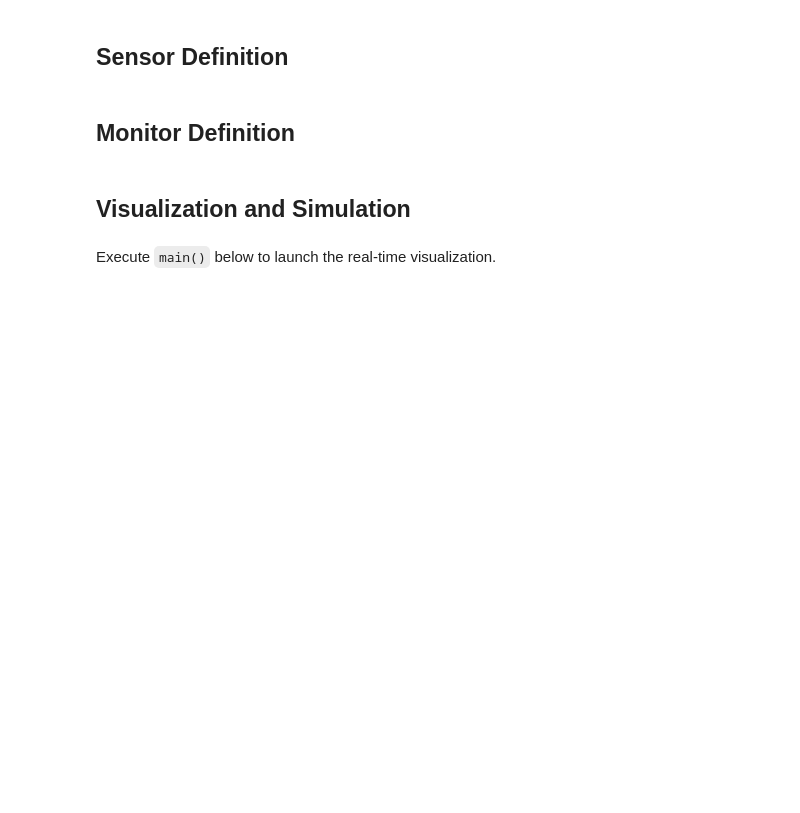
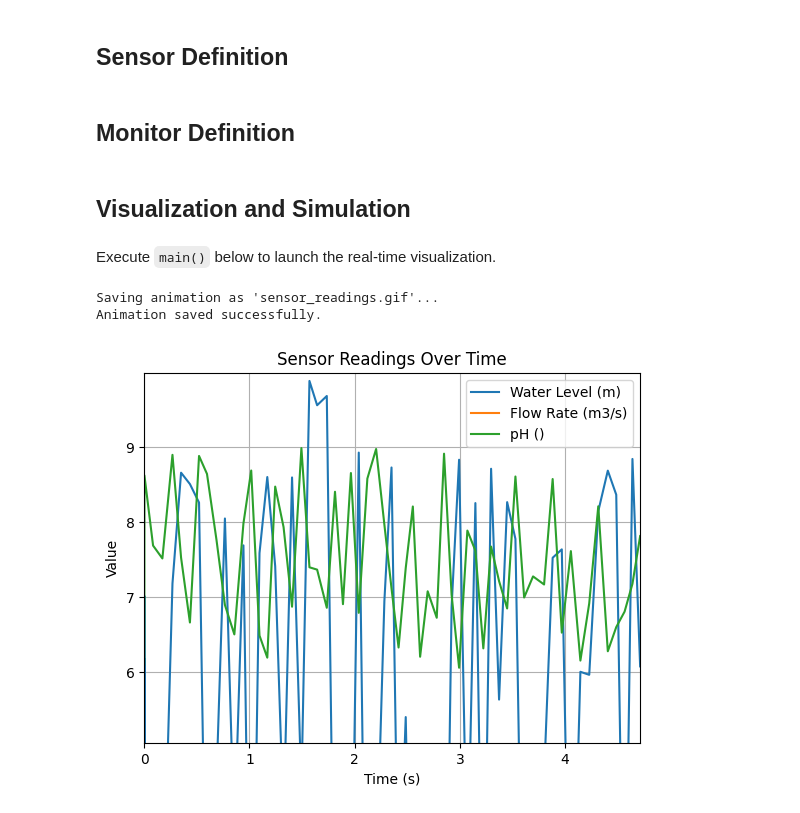
Before and after one commit to lmanubens/IIoT_minimal_simulation, a Jupyter notebook: IIoT_simulation.ipynb, the cells around one changed output. Drawn from its saved outputs; the diff is of its cells as text; code cells hidden in the pictures; blank space fills up the shorter version.

```diff
--- a/IIoT_simulation.ipynb
+++ b/IIoT_simulation.ipynb
@@ -99,5 +126,8 @@ def main():
 # %% [markdown]
 Execute `main()` below to launch the real-time visualization.
 # %%
-from src.visualization import main
-main(inline=True)
+main()
+# %% [output]
+Saving animation as 'sensor_readings.gif'...
+Animation saved successfully.
+[figure, added]
```
Also changed, not shown: parts of 2 cells of this notebook.
